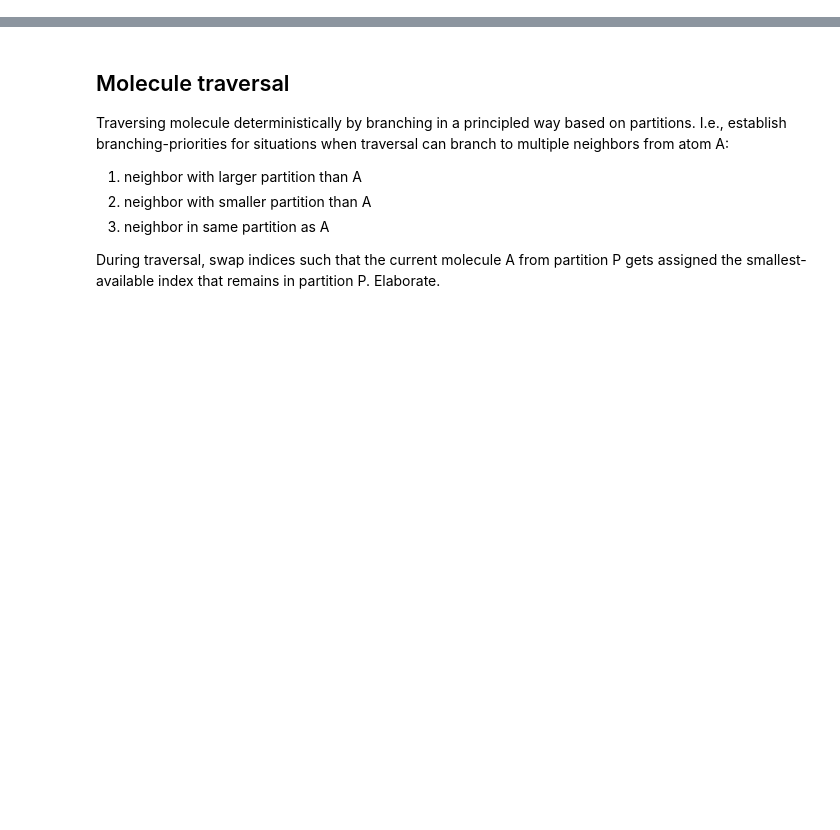
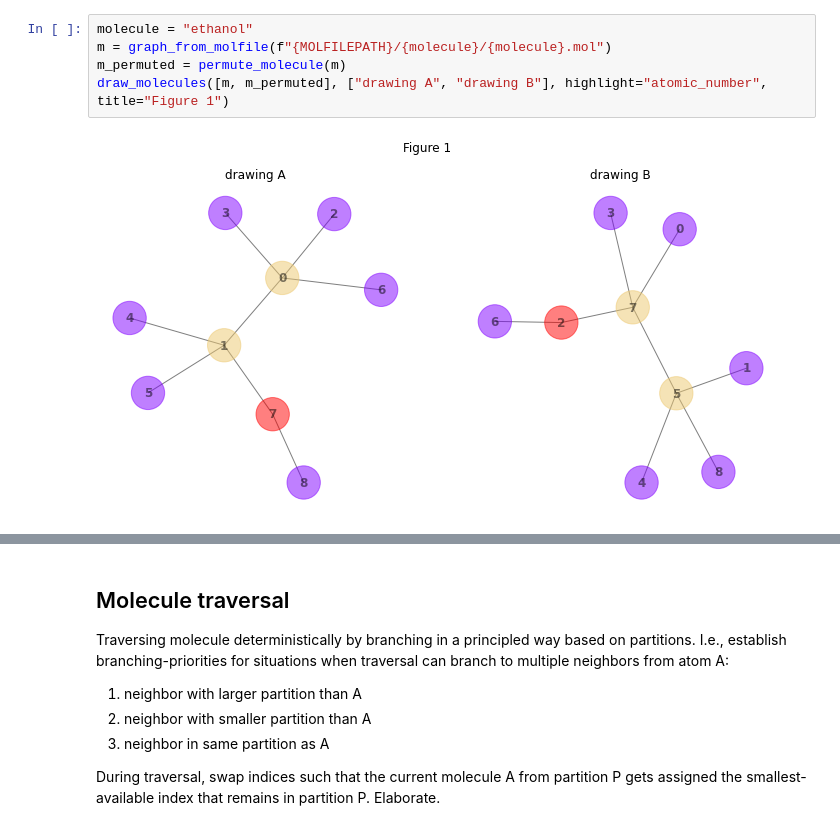
Before and after one commit to TUCAN-nest/TUCAN, a Jupyter notebook: demo_canonicalization.ipynb, the cells around one changed output, grey strips where cells are left out. Cells and saved outputs as stored; diff of their text form; blank space fills up the shorter version.

```diff
--- a/demo_canonicalization.ipynb
+++ b/demo_canonicalization.ipynb
@@ -20,0 +20,7 @@ First, sort the atoms by a fingerprint that consists of the atomic number and th
+# %%
+molecule = "ethanol"
+m = graph_from_molfile(f"{MOLFILEPATH}/{molecule}/{molecule}.mol")
+m_permuted = permute_molecule(m)
+draw_molecules([m, m_permuted], ["drawing A", "drawing B"], highlight="atomic_number", title="Figure 1")
+# %% [output]
+[figure, added]
```
Also changed, not shown: parts of 16 cells of this notebook, 2 other files.
